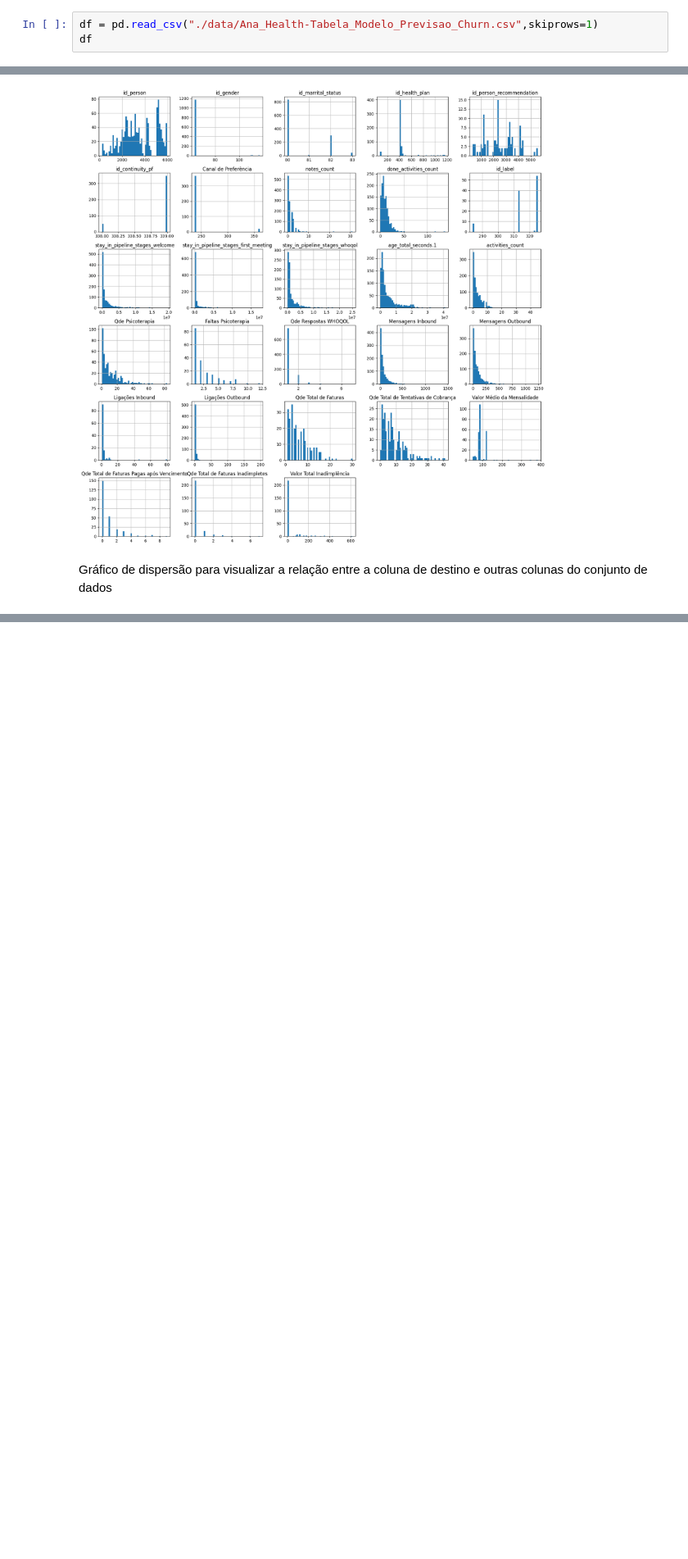
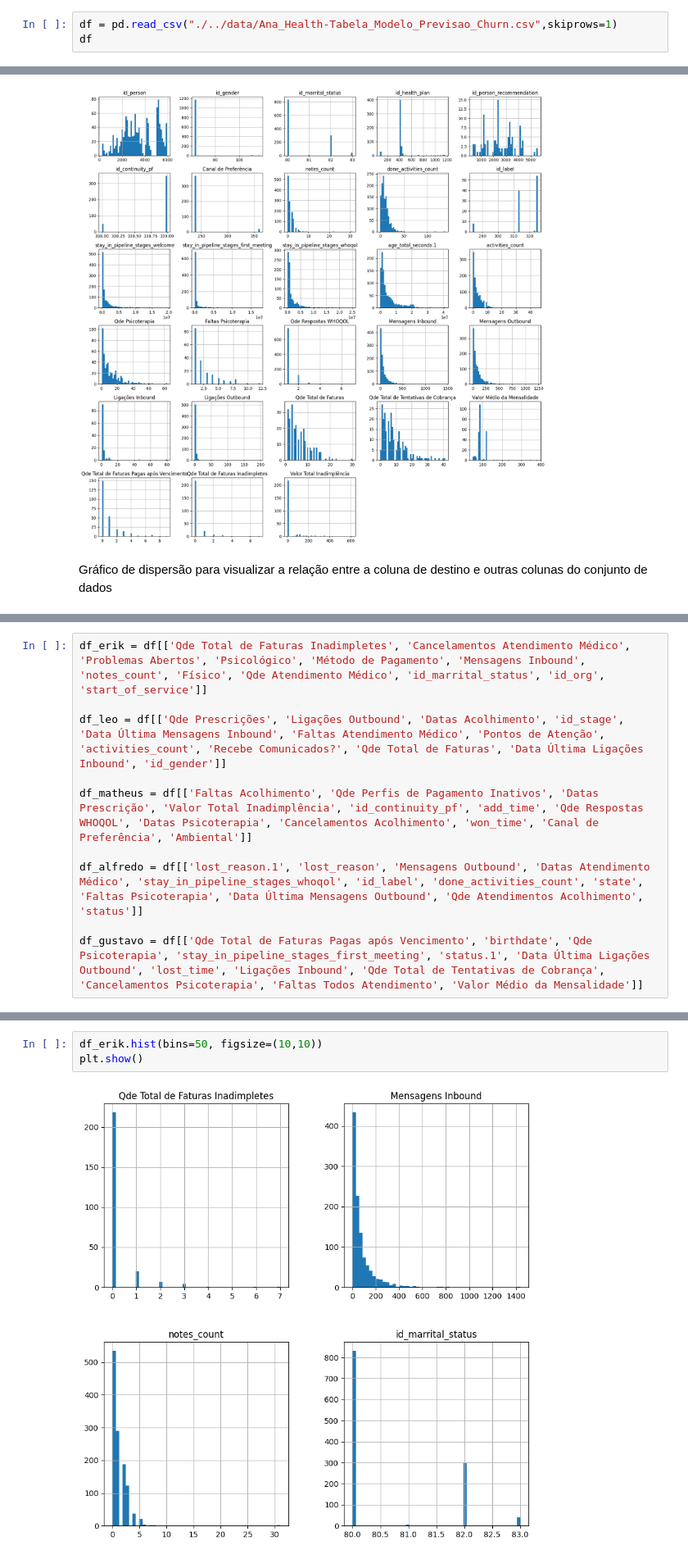
Before and after one commit to leoscarlato/deploy-sprint, a Jupyter notebook: notebooks/analise.ipynb, the cells around one changed output, grey strips where cells are left out. Shown at 82% size. Cells and saved outputs as stored; diff of their text form; blank space fills up the shorter version.

```diff
--- a/notebooks/analise.ipynb
+++ b/notebooks/analise.ipynb
@@ -6,7 +6,7 @@ import seaborn as sns
 
 RANDOM_SEED = 42
 # %%
-df = pd.read_csv("./data/Ana_Health-Tabela_Modelo_Previsao_Churn.csv",skiprows=1)
+df = pd.read_csv("./../data/Ana_Health-Tabela_Modelo_Previsao_Churn.csv",skiprows=1)
 df
 # %% [output]
 |  | id_person | birthdate | id_gender | id_marrital_status | state | city | postal_code | id_health_plan | ... |
@@ -89,0 +67,10 @@ Colunas que poderiam fazer sentido ser target no problema sobre cancelamento ("o
+# %%
+df_erik = df[['Qde Total de Faturas Inadimpletes', 'Cancelamentos Atendimento Médico', 'Problemas Abertos', 'Psicológico', 'Método de Pagamento', 'Mensagens Inbound', 'notes_count', 'Físico', 'Qde Atendimento Médico', 'id_marrital_status', 'id_org', 'start_of_service']]
+
+df_leo = df[['Qde Prescrições', 'Ligações Outbound', 'Datas Acolhimento', 'id_stage', 'Data Última Mensagens Inbound', 'Faltas Atendimento Médico', 'Pontos de Atenção', 'activities_count', 'Recebe Comunicados?', 'Qde Total de Faturas', 'Data Última Ligações Inbound', 'id_gender']]
+
+df_matheus = df[['Faltas Acolhimento', 'Qde Perfis de Pagamento Inativos', 'Datas Prescrição', 'Valor Total Inadimplência', 'id_continuity_pf', 'add_time', 'Qde Respostas WHOQOL', 'Datas Psicoterapia', 'Cancelamentos Acolhimento', 'won_time', 'Canal de Preferência', 'Ambiental']]
+
+df_alfredo = df[['lost_reason.1', 'lost_reason', 'Mensagens Outbound', 'Datas Atendimento Médico', 'stay_in_pipeline_stages_whoqol', 'id_label', 'done_activities_count', 'state', 'Faltas Psicoterapia', 'Data Última Mensagens Outbound', 'Qde Atendimentos Acolhimento', 'status']]
+
+df_gustavo = df[['Qde Total de Faturas Pagas após Vencimento', 'birthdate', 'Qde Psicoterapia', 'stay_in_pipeline_stages_first_meeting', 'status.1', 'Data Última Ligações Outbound', 'lost_time', 'Ligações Inbound', 'Qde Total de Tentativas de Cobrança', 'Cancelamentos Psicoterapia', 'Faltas Todos Atendimento', 'Valor Médio da Mensalidade']]
@@ -89,0 +79,5 @@ Colunas que poderiam fazer sentido ser target no problema sobre cancelamento ("o
+# %%
+df_erik.hist(bins=50, figsize=(10,10))
+plt.show()
+# %% [output]
+[figure, added]
```
Also changed, not shown: parts of 9 cells of this notebook.
